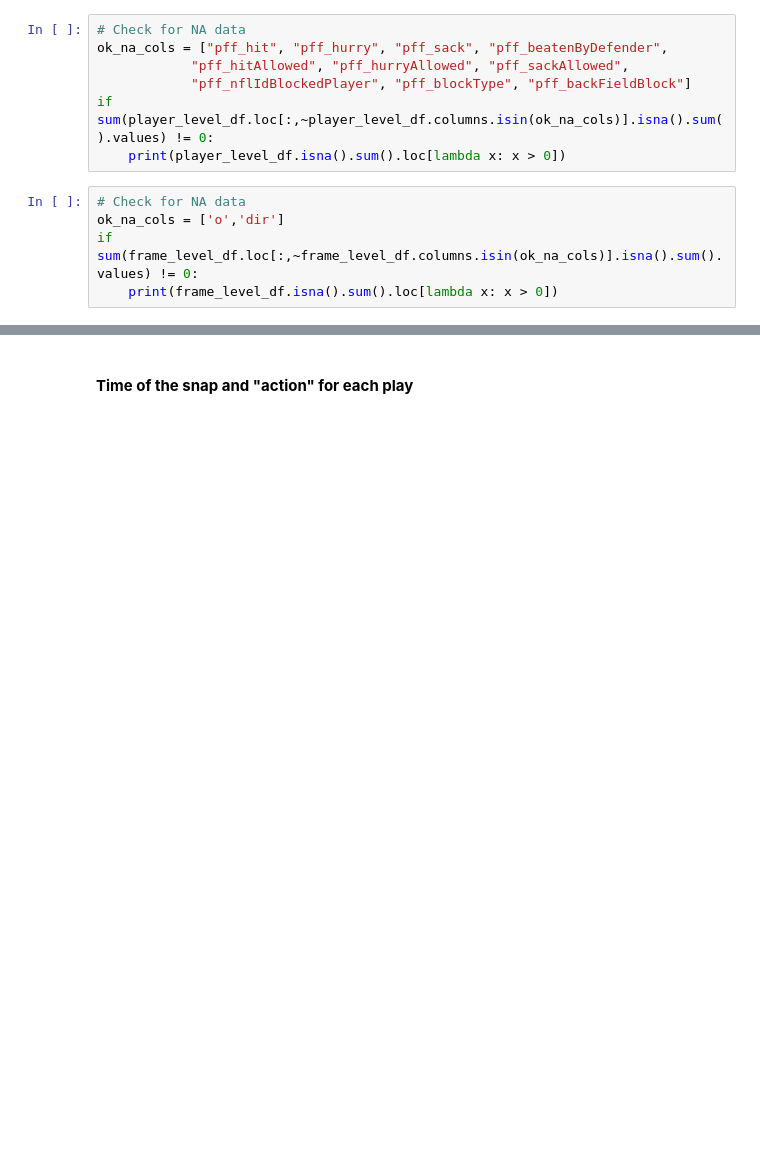
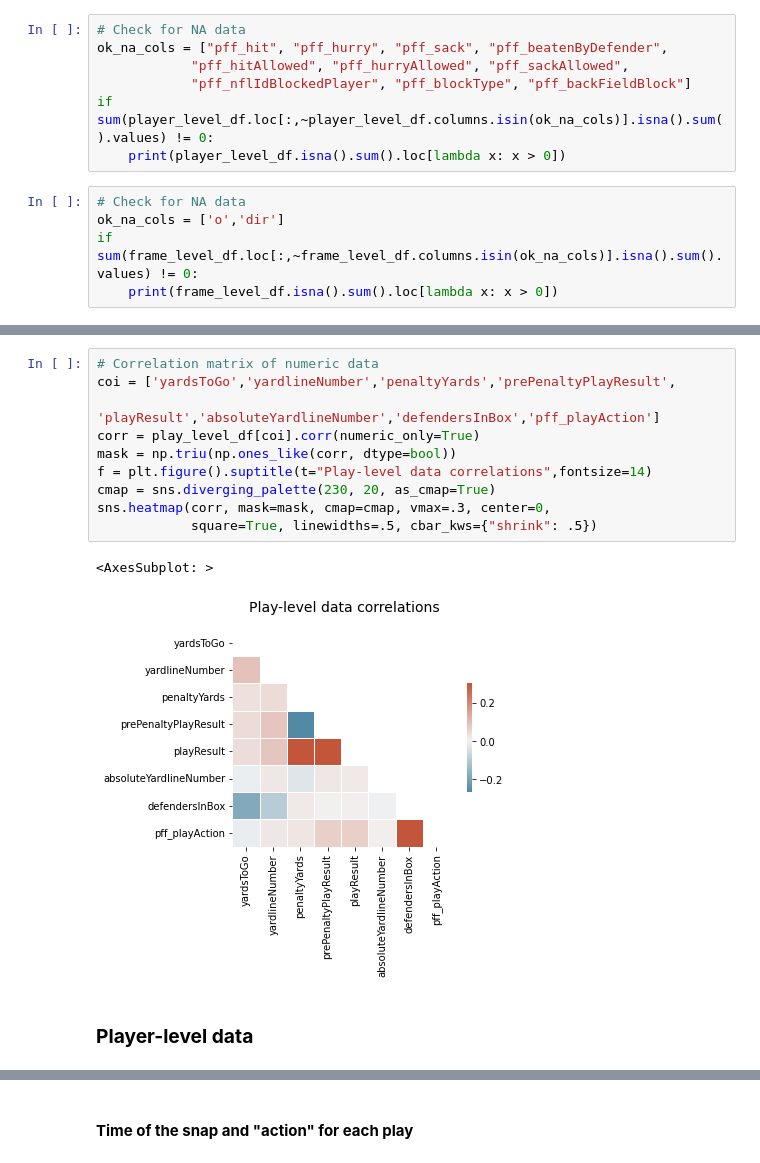
Before and after one commit to SolB77/2023-NFL-Big-Data-Bowl, a Jupyter notebook: Code/eda.ipynb, the cells around one changed output, grey strips where cells are left out. Cells and saved outputs as stored; diff of their text form; blank space fills up the shorter version.

Commit message:
Pre data transformation/feature engineering EDA

```diff
--- a/Code/eda.ipynb
+++ b/Code/eda.ipynb
@@ -121,0 +211,15 @@ if sum(frame_level_df.loc[:,~frame_level_df.columns.isin(ok_na_cols)].isna().sum
+# %%
+# Correlation matrix of numeric data
+coi = ['yardsToGo','yardlineNumber','penaltyYards','prePenaltyPlayResult',
+            'playResult','absoluteYardlineNumber','defendersInBox','pff_playAction']
+corr = play_level_df[coi].corr(numeric_only=True)
+mask = np.triu(np.ones_like(corr, dtype=bool))
+f = plt.figure().suptitle(t="Play-level data correlations",fontsize=14)
+cmap = sns.diverging_palette(230, 20, as_cmap=True)
+sns.heatmap(corr, mask=mask, cmap=cmap, vmax=.3, center=0,
+            square=True, linewidths=.5, cbar_kws={"shrink": .5})
+# %% [output]
+<AxesSubplot: >
+[figure, added]
+# %% [markdown]
+### **Player-level data**
```
Also changed, not shown: parts of 71 cells of this notebook.
